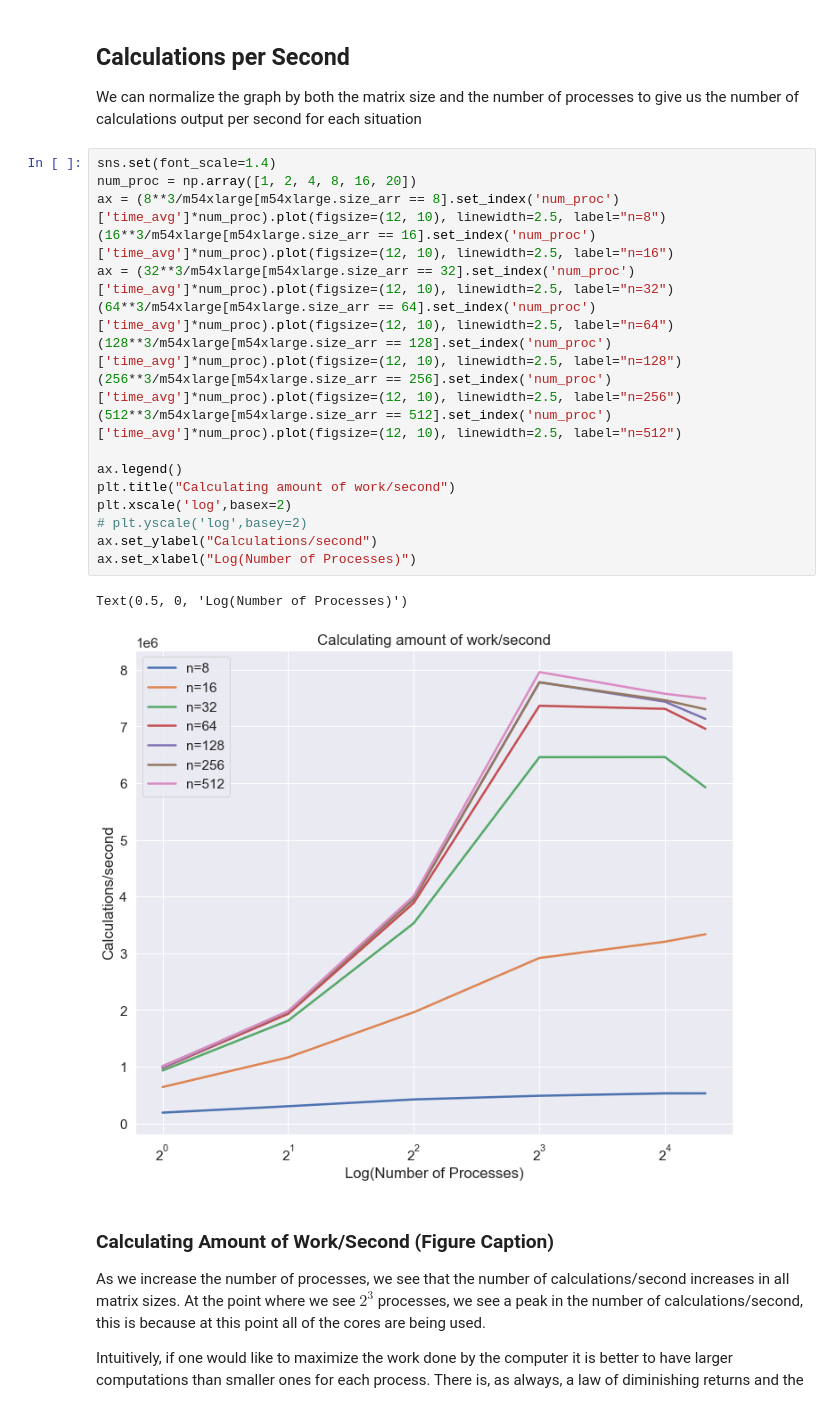
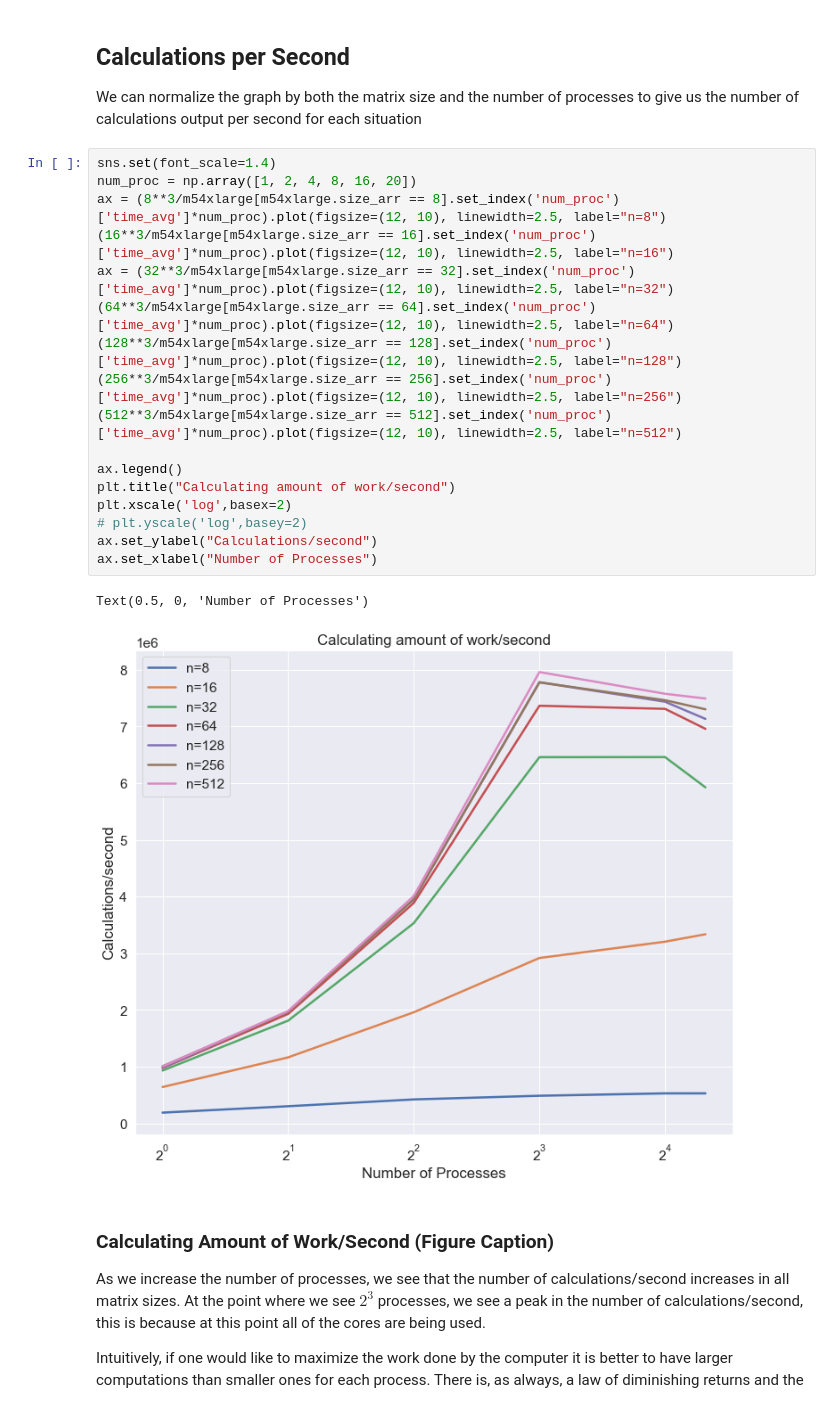
Before and after one commit to chiennifer/Public-DSC291, a Jupyter notebook: hw2/Team001_HW2.ipynb, the cells around one changed output. Drawn from its saved outputs; the diff is of its cells as text.

```diff
--- a/hw2/Team001_HW2.ipynb
+++ b/hw2/Team001_HW2.ipynb
@@ -228,23 +228,23 @@ We can normalize the graph by both the matrix size and the number of processes t
 # %%
 sns.set(font_scale=1.4)
 num_proc = np.array([1, 2, 4, 8, 16, 20])
 ax = (8**3/m54xlarge[m54xlarge.size_arr == 8].set_index('num_proc')['time_avg']*num_proc).plot(figsize=(12, 10), linewidth=2.5, label="n=8")
 (16**3/m54xlarge[m54xlarge.size_arr == 16].set_index('num_proc')['time_avg']*num_proc).plot(figsize=(12, 10), linewidth=2.5, label="n=16")
 ax = (32**3/m54xlarge[m54xlarge.size_arr == 32].set_index('num_proc')['time_avg']*num_proc).plot(figsize=(12, 10), linewidth=2.5, label="n=32")
 (64**3/m54xlarge[m54xlarge.size_arr == 64].set_index('num_proc')['time_avg']*num_proc).plot(figsize=(12, 10), linewidth=2.5, label="n=64")
 (128**3/m54xlarge[m54xlarge.size_arr == 128].set_index('num_proc')['time_avg']*num_proc).plot(figsize=(12, 10), linewidth=2.5, label="n=128")
 (256**3/m54xlarge[m54xlarge.size_arr == 256].set_index('num_proc')['time_avg']*num_proc).plot(figsize=(12, 10), linewidth=2.5, label="n=256")
 (512**3/m54xlarge[m54xlarge.size_arr == 512].set_index('num_proc')['time_avg']*num_proc).plot(figsize=(12, 10), linewidth=2.5, label="n=512")
 
 ax.legend()
 plt.title("Calculating amount of work/second")
 plt.xscale('log',basex=2)
 # plt.yscale('log',basey=2)
 ax.set_ylabel("Calculations/second")
-ax.set_xlabel("Log(Number of Processes)")
+ax.set_xlabel("Number of Processes")
 # %% [output]
-Text(0.5, 0, 'Log(Number of Processes)')
+Text(0.5, 0, 'Number of Processes')
-[figure, old version]
+[figure, new version]
 # %% [markdown]
 ### Calculating Amount of Work/Second (Figure Caption)
 
```
Also changed, not shown: parts of 2 cells of this notebook.
